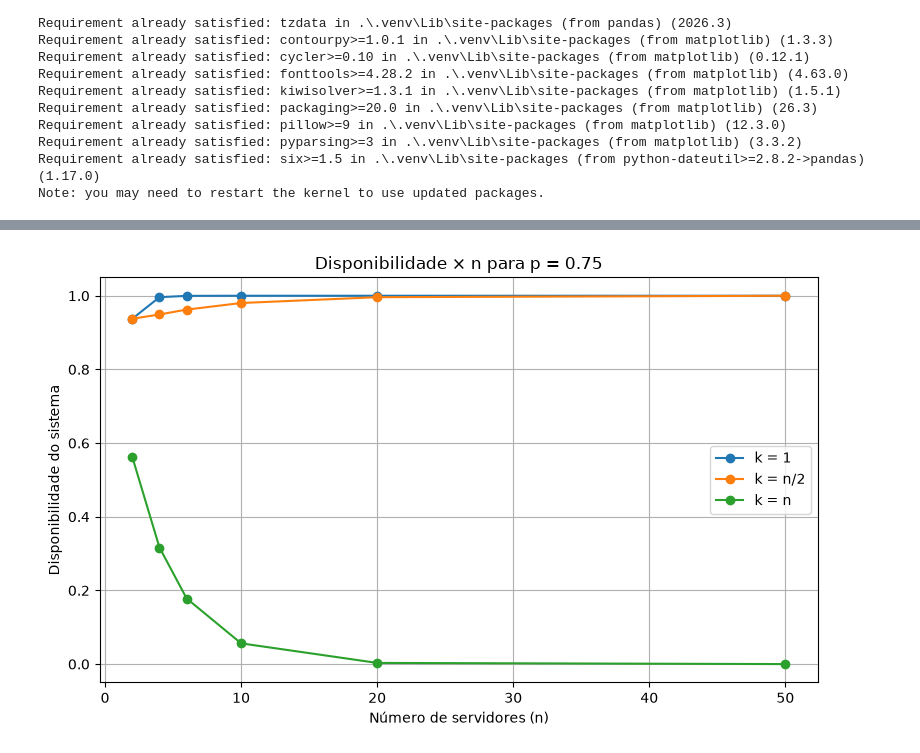
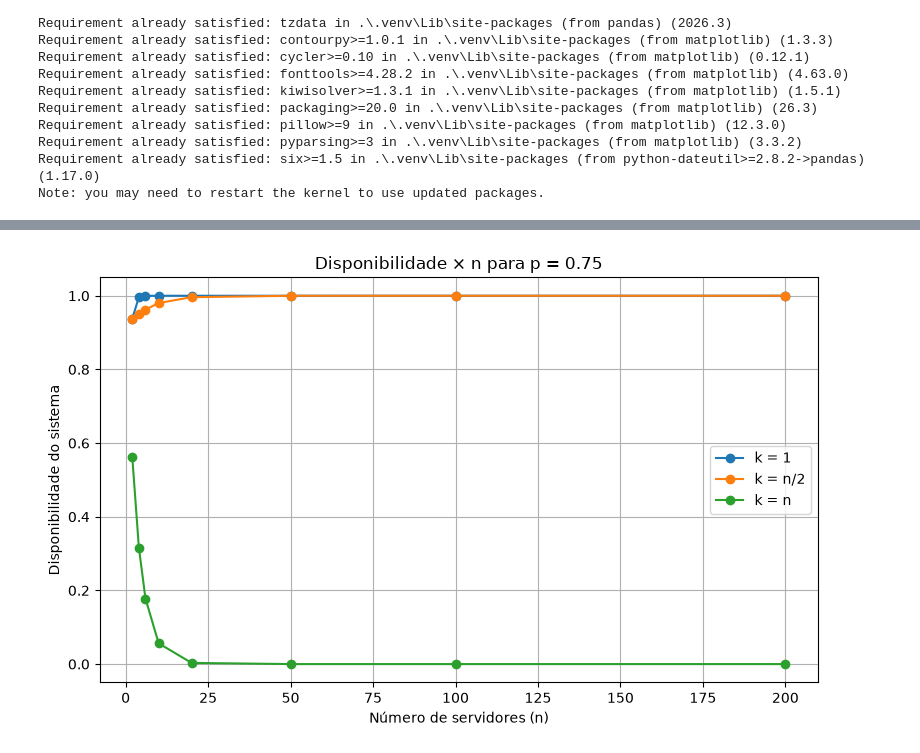
Before and after one commit to raquelx99/TrabalhoCompDistribuida, a Jupyter notebook: trabalho-nabor-notebook.ipynb, the cells around one changed output, grey strips where cells are left out. Saved outputs shown, nothing was run; the diff lists cells and outputs as text; code cells hidden in the pictures.

```diff
--- a/trabalho-nabor-notebook.ipynb
+++ b/trabalho-nabor-notebook.ipynb
@@ -21,8 +21,11 @@ import numpy as np
 import pandas as pd
 import matplotlib.pyplot as plt
 
-n = [2, 4, 6, 10, 20, 50]
-p = [0.1, 0.25, 0.5, 0.75, 0.9, 0.99]
+n = [2, 4, 6, 10, 20, 50, 100, 200]
+
+p_notaveis = [0.1, 0.25, 0.5, 0.75, 0.9, 0.99]
+
+p = sorted(set(np.round(np.arange(0.05, 1.0, 0.05), 2).tolist() + p_notaveis))
 
 regras_k = {
     "k=1": lambda n: 1,
@@ -31,7 +34,7 @@ regras_k = {
 }
 
 def calcular_probabilidade_sistema_disponivel(n: int, k: int, p: float) -> float:
-    soma = sum((math.factorial(n) / (math.factorial(i) * math.factorial(n - i))) * (p ** i) * (1 - p) ** (n - i) for i in range(0, k))
+    soma = sum(math.comb(n, i) * (p ** i) * (1 - p) ** (n - i) for i in range(0, k))
     return (1 - soma)
 
 linhas = []
@@ -90,30 +102,27 @@ plt.show()
 # %%
-p_grafico = 0.75
+## Disponibilidade × n
 
-dados = tabela[tabela["p"] == p_grafico]
-dados_k1 = dados[dados["k"] == 1]
-dados_k_metade = dados[dados["k"] == dados["n"] // 2]
-dados_kn = dados[dados["k"] == dados["n"]]
+def plotar_disponibilidade_vs_n(tabela: pd.DataFrame, p_alvo: float) -> None:
+    dados = tabela[np.isclose(tabela["p"], p_alvo)]
+    dados_k1 = dados[dados["k"] == 1]
+    dados_k_metade = dados[dados["k"] == dados["n"] // 2]
+    dados_kn = dados[dados["k"] == dados["n"]]
 
-plt.figure(figsize=(8, 5))
+    plt.figure(figsize=(8, 5))
+    plt.plot(dados_k1["n"], dados_k1["Resultado"], marker="o", label="k = 1")
+    plt.plot(dados_k_metade["n"], dados_k_metade["Resultado"], marker="o", label="k = n/2")
+    plt.plot(dados_kn["n"], dados_kn["Resultado"], marker="o", label="k = n")
 
-plt.plot(dados_k1["n"], dados_k1["Resultado"], marker="o", label="k = 1")
+    plt.xlabel("Número de servidores (n)")
+    plt.ylabel("Disponibilidade do sistema")
+    plt.title(f"Disponibilidade × n para p = {p_alvo}")
+    plt.ylim(-0.05, 1.05)
+    plt.legend()
+    plt.grid()
+    plt.tight_layout()
+    plt.show()
 
-plt.plot(dados_k_metade["n"], dados_k_metade["Resultado"], marker="o", label="k = n/2")
-
-plt.plot(dados_kn["n"], dados_kn["Resultado"], marker="o", label="k = n")
-
-plt.xlabel("Número de servidores (n)")
-plt.ylabel("Disponibilidade do sistema")
-plt.title(f"Disponibilidade × n para p = {p_grafico}")
-
-plt.ylim(-0.05, 1.05)
-
-plt.legend()
-plt.grid()
-plt.tight_layout()
-
-plt.show()
+plotar_disponibilidade_vs_n(tabela, p_alvo=0.75)
 # %% [output]
-[figure, old version]
+[figure, new version]
 # %%
```
Also changed, not shown: parts of 15 cells of this notebook.
